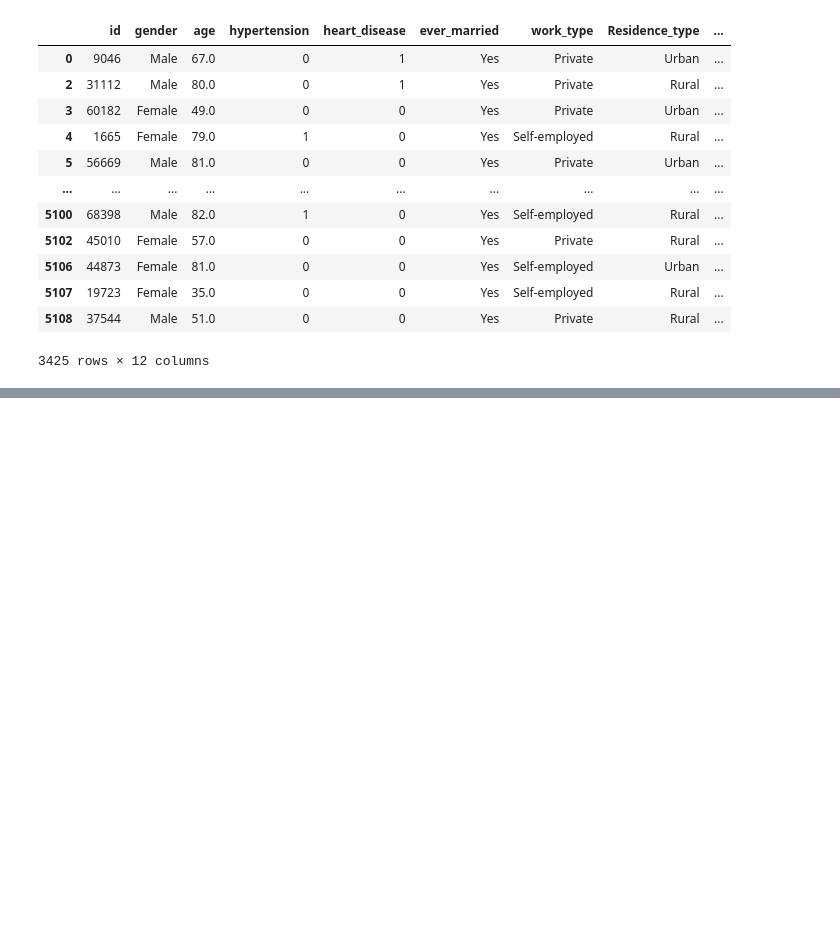
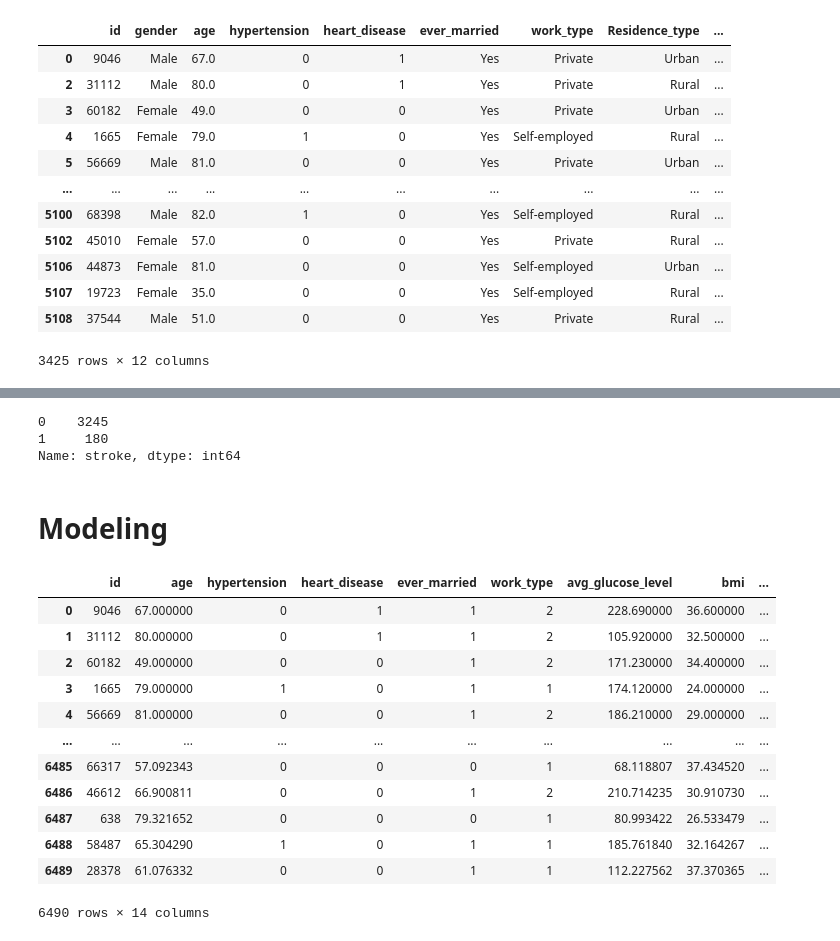
Before and after one commit to AlDeleon012597/Stroke_Prediction, a Jupyter notebook: Stroke_Project.ipynb, the cells around one changed output, grey strips where cells are left out. Cells and saved outputs as stored; diff of their text form; code cells hidden in the pictures; blank space fills up the shorter version.

```diff
--- a/Stroke_Project.ipynb
+++ b/Stroke_Project.ipynb
@@ -279,0 +331,9 @@ stroke
+# %%
+stroke_df.loc[:,'ever_married'].replace({'Yes':1,'No':0 },inplace=True)
+
+work_types={'Private':2,'Self-employed':1,'Govt_job':3,'children':0,'Never_worked':0}
+stroke_df.loc[:,'work_type'] .replace(work_types,inplace=True)
+
+stroke_df.loc[:,'smoking_status'].replace({'smokes':2,'formerly smoked':3,'never smoked':1,'Unknown':0},inplace=True)
+
+stroke_df=pd.concat([stroke_df,pd.get_dummies(stroke_df[['gender','Residence_type']])],axis=1).drop(columns=['Residence_type','gender'])
@@ -279,0 +356,8 @@ stroke
+# %%
+stroke_df['stroke'].value_counts()
+# %% [output]
+0    3245
+1     180
+Name: stroke, dtype: int64
+# %% [markdown]
+# Modeling
@@ -279,0 +380,25 @@ stroke
+# %%
+from imblearn.over_sampling import SMOTE
+X  = stroke_df[[col for col in stroke_df.columns if col != 'stroke']]
+y = stroke_df['stroke']
+
+smote = SMOTE(random_state=328)
+X_resampled, y_resampled = smote.fit_resample(X, y)
+
+strokedf_resampled = pd.DataFrame(X_resampled, columns=X.columns)
+strokedf_resampled['stroke'] = y_resampled
+strokedf_resampled
+# %% [output]
+|  | id | age | hypertension | heart_disease | ever_married | work_type | avg_glucose_level | bmi | ... |
+| 0 | 9046 | 67.000000 | 0 | 1 | 1 | 2 | 228.690000 | 36.600000 | ... |
+| 1 | 31112 | 80.000000 | 0 | 1 | 1 | 2 | 105.920000 | 32.500000 | ... |
+| 2 | 60182 | 49.000000 | 0 | 0 | 1 | 2 | 171.230000 | 34.400000 | ... |
+| 3 | 1665 | 79.000000 | 1 | 0 | 1 | 1 | 174.120000 | 24.000000 | ... |
+| 4 | 56669 | 81.000000 | 0 | 0 | 1 | 2 | 186.210000 | 29.000000 | ... |
+| ... | ... | ... | ... | ... | ... | ... | ... | ... | ... |
+| 6485 | 66317 | 57.092343 | 0 | 0 | 0 | 1 | 68.118807 | 37.434520 | ... |
+| 6486 | 46612 | 66.900811 | 0 | 0 | 1 | 2 | 210.714235 | 30.910730 | ... |
+| 6487 | 638 | 79.321652 | 0 | 0 | 0 | 1 | 80.993422 | 26.533479 | ... |
+| 6488 | 58487 | 65.304290 | 1 | 0 | 1 | 1 | 185.761840 | 32.164267 | ... |
+| 6489 | 28378 | 61.076332 | 0 | 0 | 1 | 1 | 112.227562 | 37.370365 | ... |
+6490 rows × 14 columns
```
Also changed, not shown: parts of 20 cells of this notebook.
